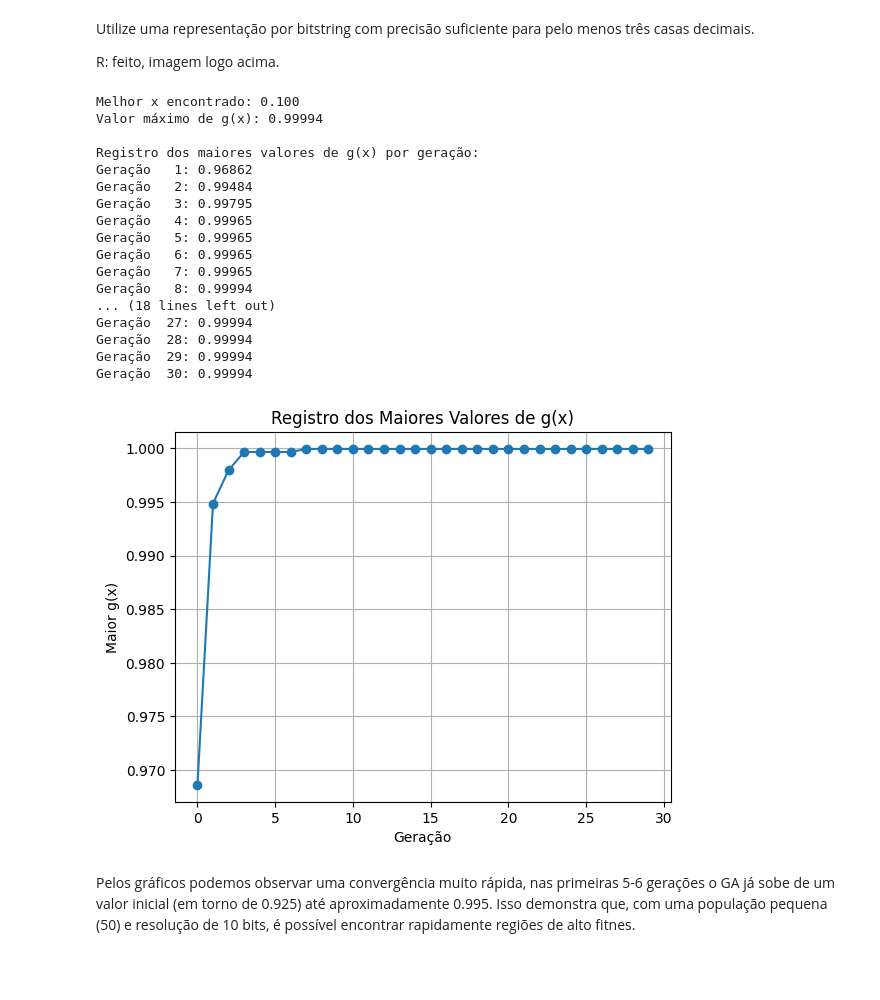
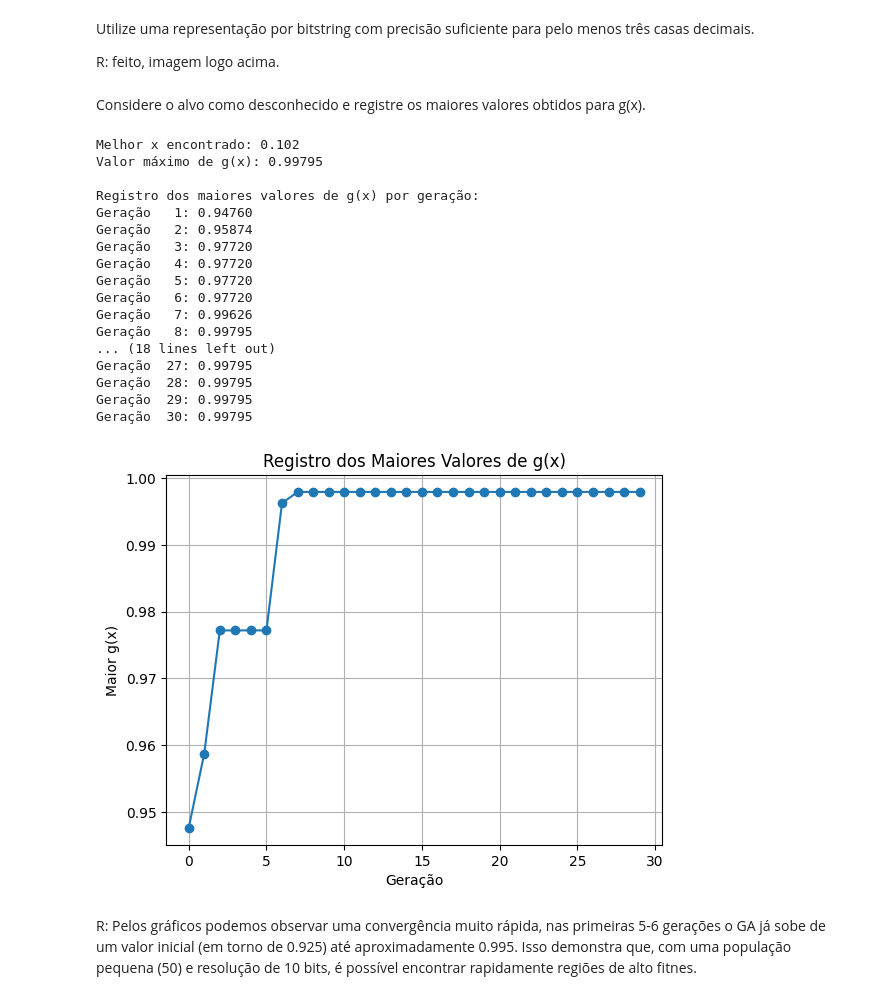
Before and after one commit to Tamicktom/algoritmos-geneticos, a Jupyter notebook: exercicio-2.ipynb, the cells around one changed output. Cells and saved outputs as stored; diff of their text form; code cells hidden in the pictures; blank space fills up the shorter version.

Commit message:
Implement code changes to enhance functionality and improve performance

```diff
--- a/exercicio-2.ipynb
+++ b/exercicio-2.ipynb
@@ -28,6 +29,7 @@ plot_fitness_function()
 # %% [output]
 [figure]
 # %%
+# Classe do algoritmo genético
 class GeneticAlgorithm:
     def __init__(self,
                  fitness_fn,
@@ -38,7 +40,8 @@ class GeneticAlgorithm:
                  crossover_rate=0.8,
                  mutation_rate=0.01,
                  x_lower=0.0,
-                 x_upper=1.0):
+                 x_upper=1.0
+        ):
         self.fitness_fn = fitness_fn
         self.population_size = population_size
         self.generations = generations
@@ -152,15 +155,9 @@ Melhor solução: x = 0.100, f(x) = 0.99994
 Utilize uma representação por bitstring com precisão suficiente para pelo menos três casas decimais.
 
 R: feito, imagem logo acima.
+# %% [markdown]
+Considere o alvo como desconhecido e registre os maiores valores obtidos para g(x).
 # %%
-# Função alvo desconhecida g(x) (caixa-preta)
-def g(x):
-    """
-    Caixa-preta: g(x) retorna o valor a ser maximizado
-    """
-    # implementação interna (desconhecida ao GA)
-    return 2**(-2 * ((x - 0.1) / 0.9)**2) * np.sin(5 * np.pi * x)**6
-
 class GeneticAlgorithm:
     def __init__(self,
                  target_fn,
@@ -246,48 +243,48 @@ class GeneticAlgorithm:
 
 
 # Execução e registro de máximos de g(x)
 ga = GeneticAlgorithm(
-    target_fn=g,
+    target_fn=fitness_function,
     population_size=50,
     generations=30,
     bits=10,
     tournament_size=3,
     crossover_rate=0.8,
     mutation_rate=0.01
 )
 best_x, best_val, history = ga.run()
 print(f"Melhor x encontrado: {best_x:.3f}")
 print(f"Valor máximo de g(x): {best_val:.5f}\n")
 print("Registro dos maiores valores de g(x) por geração:")
 for i, val in enumerate(history, 1):
     print(f"Geração {i:3d}: {val:.5f}")
 
 # Plot dos máximos de g(x)
 plt.figure()
 plt.plot(history, marker='o')
 plt.xlabel('Geração')
 plt.ylabel('Maior g(x)')
 plt.title('Registro dos Maiores Valores de g(x)')
 plt.grid(True)
 plt.show()
 # %% [output]
-Melhor x encontrado: 0.100
-Valor máximo de g(x): 0.99994
+Melhor x encontrado: 0.102
+Valor máximo de g(x): 0.99795
 
 Registro dos maiores valores de g(x) por geração:
-Geração   1: 0.96862
-Geração   2: 0.99484
-Geração   3: 0.99795
-Geração   4: 0.99965
-Geração   5: 0.99965
-Geração   6: 0.99965
-Geração   7: 0.99965
-Geração   8: 0.99994
+Geração   1: 0.94760
+Geração   2: 0.95874
+Geração   3: 0.97720
+Geração   4: 0.97720
+Geração   5: 0.97720
+Geração   6: 0.97720
+Geração   7: 0.99626
+Geração   8: 0.99795
 ... (18 lines left out)
-Geração  27: 0.99994
-Geração  28: 0.99994
-Geração  29: 0.99994
-Geração  30: 0.99994
+Geração  27: 0.99795
+Geração  28: 0.99795
+Geração  29: 0.99795
+Geração  30: 0.99795
-[figure, old version]
+[figure, new version]
 # %% [markdown]
-Pelos gráficos podemos observar uma convergência muito rápida, nas primeiras 5-6 gerações o GA já sobe de um valor inicial (em torno de 0.925) até aproximadamente 0.995. Isso demonstra que, com uma população pequena (50) e resolução de 10 bits, é possível encontrar rapidamente regiões de alto fitnes.
+R: Pelos gráficos podemos observar uma convergência muito rápida, nas primeiras 5-6 gerações o GA já sobe de um valor inicial (em torno de 0.925) até aproximadamente 0.995. Isso demonstra que, com uma população pequena (50) e resolução de 10 bits, é possível encontrar rapidamente regiões de alto fitnes.
```
Also changed, not shown: parts of 10 cells of this notebook.
